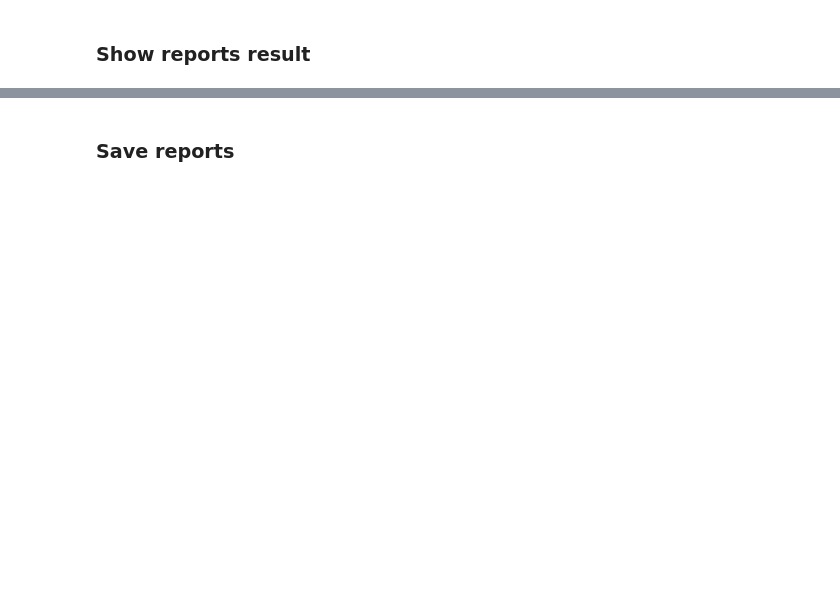
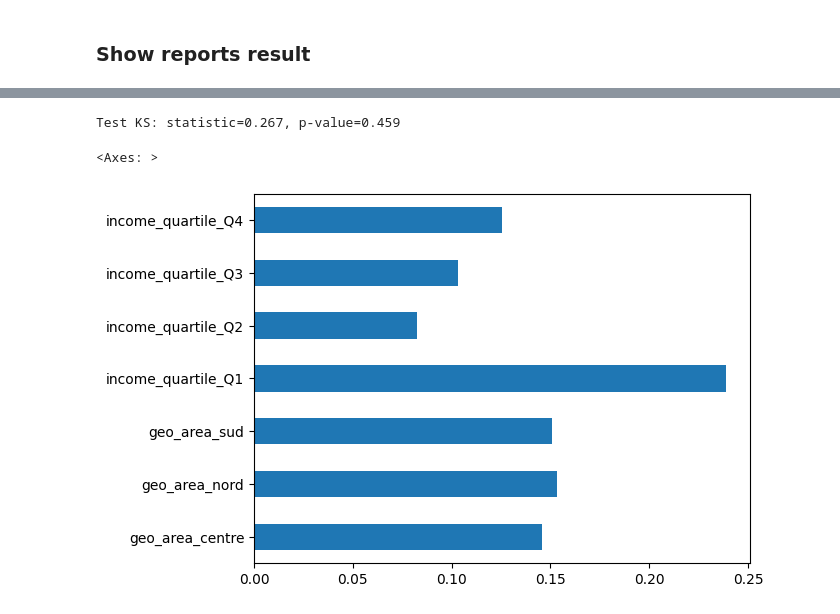
Before and after one commit to ares-17/ItalianSignNet, a Jupyter notebook: src/models/notebook.ipynb, the cells around one changed output, grey strips where cells are left out. Saved outputs shown, nothing was run; the diff lists cells and outputs as text; code cells hidden in the pictures; blank space fills up the shorter version.

Commit message:
aggiunte nuove rappresentazioni grafiche per i reports geografici e socioeconomici

```diff
--- a/src/models/notebook.ipynb
+++ b/src/models/notebook.ipynb
@@ -1369,2 +1218,0 @@ plot_models_comparison_grid(all_correct_df, 'income_quartile', plot_type='violin
-# %% [markdown]
-### Save reports
@@ -1373,0 +1219,26 @@ income_results.to_parquet(f"{WORSPACE_PATH}/test_statistici_reddito.parquet", in
+# %%
+from scipy.stats import ks_2samp
+
+# Confronta distribuzioni dei p-value
+ks_stat, ks_p = ks_2samp(
+    all_geo_df['p_value'],
+    all_income_df['p_value']
+)
+
+print(f"Test KS: statistic={ks_stat:.3f}, p-value={ks_p:.3f}")
+# %% [output]
+Test KS: statistic=0.267, p-value=0.459
+# %%
+from sklearn.ensemble import RandomForestClassifier
+
+# Preparazione dati
+X = all_correct_df[['geo_area', 'income_quartile']]
+X = pd.get_dummies(X)
+y = all_correct_df['confidence'] > all_correct_df['confidence'].median()
+
+# Modello interpretativo
+rf = RandomForestClassifier().fit(X, y)
+pd.Series(rf.feature_importances_, index=X.columns).plot.barh()
+# %% [output]
+<Axes: >
+[figure, added]
```
Also changed, not shown: parts of 28 cells of this notebook.
